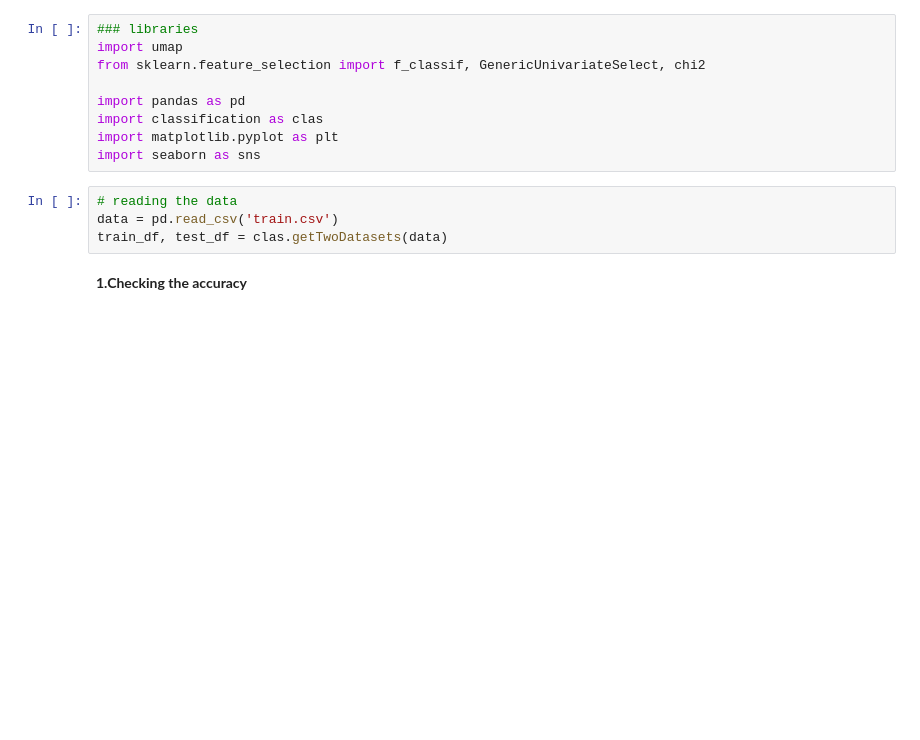
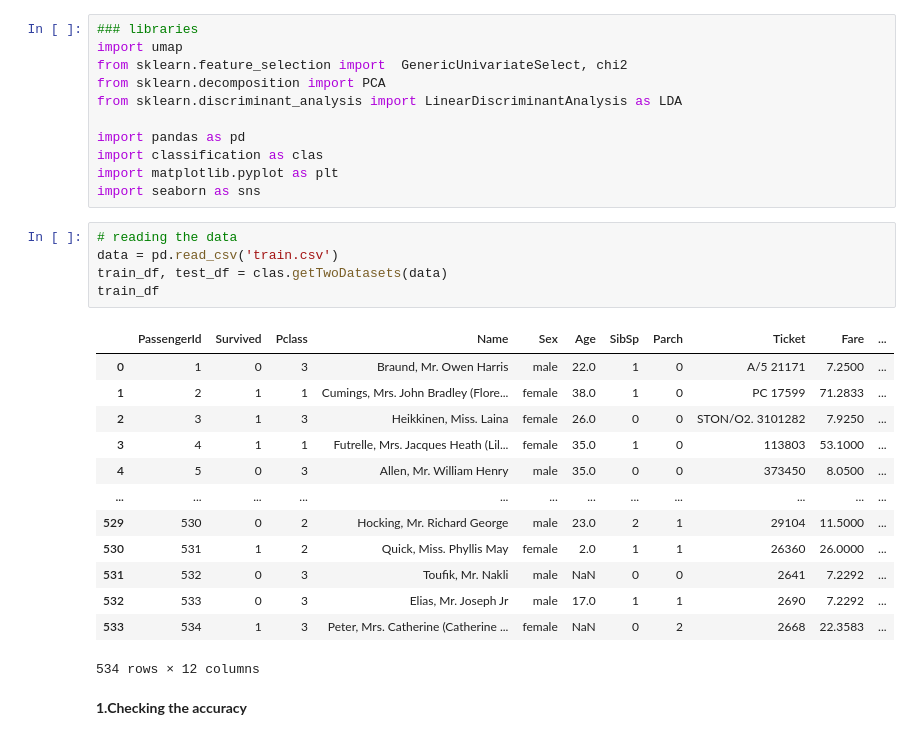
Before and after one commit to jszczublinska/DM_Titanic, a Jupyter notebook: titanic.ipynb, the cells around one changed output. Cells and saved outputs as stored; diff of their text form; blank space fills up the shorter version.

```diff
--- a/titanic.ipynb
+++ b/titanic.ipynb
@@ -16,7 +24,9 @@ There will be:
 # %%
 ### libraries
 import umap
-from sklearn.feature_selection import f_classif, GenericUnivariateSelect, chi2
+from sklearn.feature_selection import  GenericUnivariateSelect, chi2
+from sklearn.decomposition import PCA
+from sklearn.discriminant_analysis import LinearDiscriminantAnalysis as LDA
 
 import pandas as pd
 import classification as clas
@@ -25,7 +35,22 @@ import seaborn as sns
 # %%
 # reading the data
 data = pd.read_csv('train.csv')
 train_df, test_df = clas.getTwoDatasets(data)
+train_df
+# %% [output]
+|  | PassengerId | Survived | Pclass | Name | Sex | Age | SibSp | Parch | Ticket | Fare | ... |
+| 0 | 1 | 0 | 3 | Braund, Mr. Owen Harris | male | 22.0 | 1 | 0 | A/5 21171 | 7.2500 | ... |
+| 1 | 2 | 1 | 1 | Cumings, Mrs. John Bradley (Flore... | female | 38.0 | 1 | 0 | PC 17599 | 71.2833 | ... |
+| 2 | 3 | 1 | 3 | Heikkinen, Miss. Laina | female | 26.0 | 0 | 0 | STON/O2. 3101282 | 7.9250 | ... |
+| 3 | 4 | 1 | 1 | Futrelle, Mrs. Jacques Heath (Lil... | female | 35.0 | 1 | 0 | 113803 | 53.1000 | ... |
+| 4 | 5 | 0 | 3 | Allen, Mr. William Henry | male | 35.0 | 0 | 0 | 373450 | 8.0500 | ... |
+| ... | ... | ... | ... | ... | ... | ... | ... | ... | ... | ... | ... |
+| 529 | 530 | 0 | 2 | Hocking, Mr. Richard George | male | 23.0 | 2 | 1 | 29104 | 11.5000 | ... |
+| 530 | 531 | 1 | 2 | Quick, Miss. Phyllis May | female | 2.0 | 1 | 1 | 26360 | 26.0000 | ... |
+| 531 | 532 | 0 | 3 | Toufik, Mr. Nakli | male | NaN | 0 | 0 | 2641 | 7.2292 | ... |
+| 532 | 533 | 0 | 3 | Elias, Mr. Joseph Jr | male | 17.0 | 1 | 1 | 2690 | 7.2292 | ... |
+| 533 | 534 | 1 | 3 | Peter, Mrs. Catherine (Catherine ... | female | NaN | 0 | 2 | 2668 | 22.3583 | ... |
+534 rows × 12 columns
 # %% [markdown]
 **1.Checking the accuracy**
 # %%
```
Also changed, not shown: parts of 33 cells of this notebook, 2 other files.
